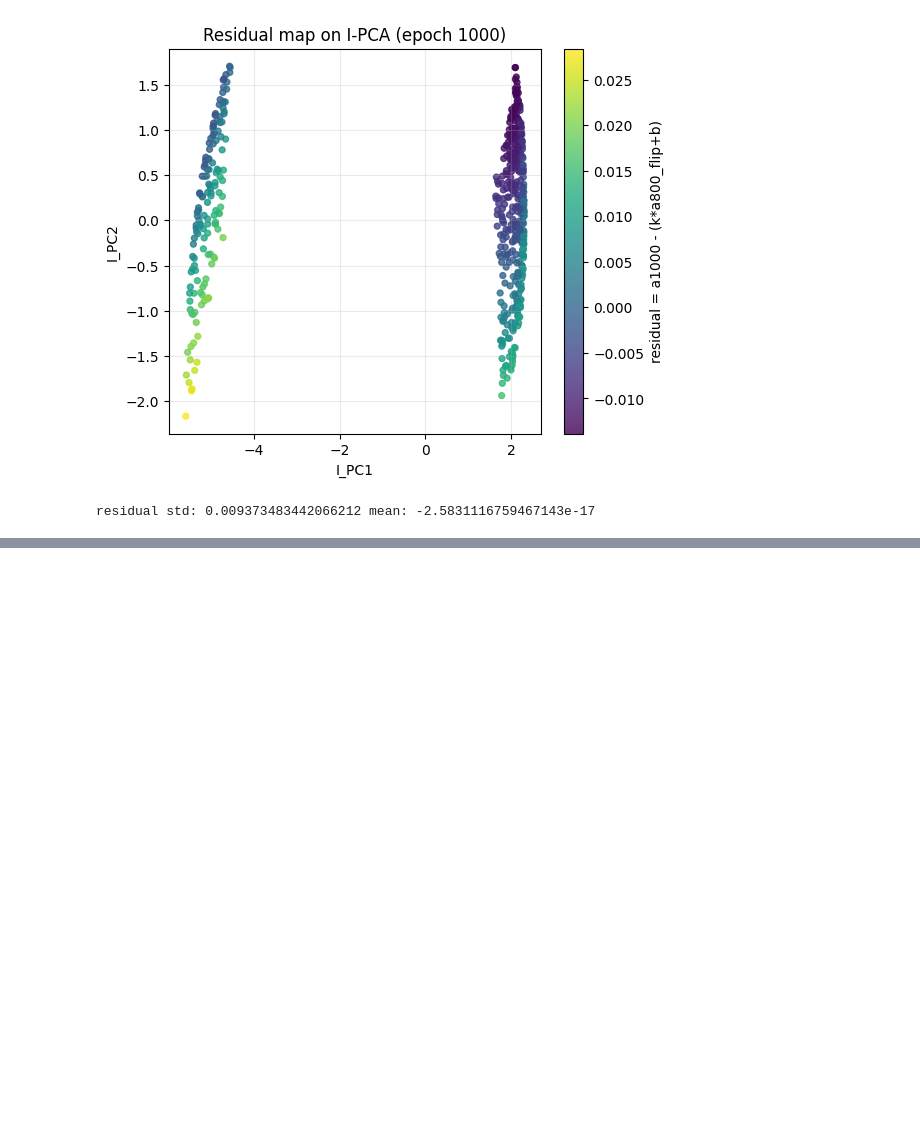
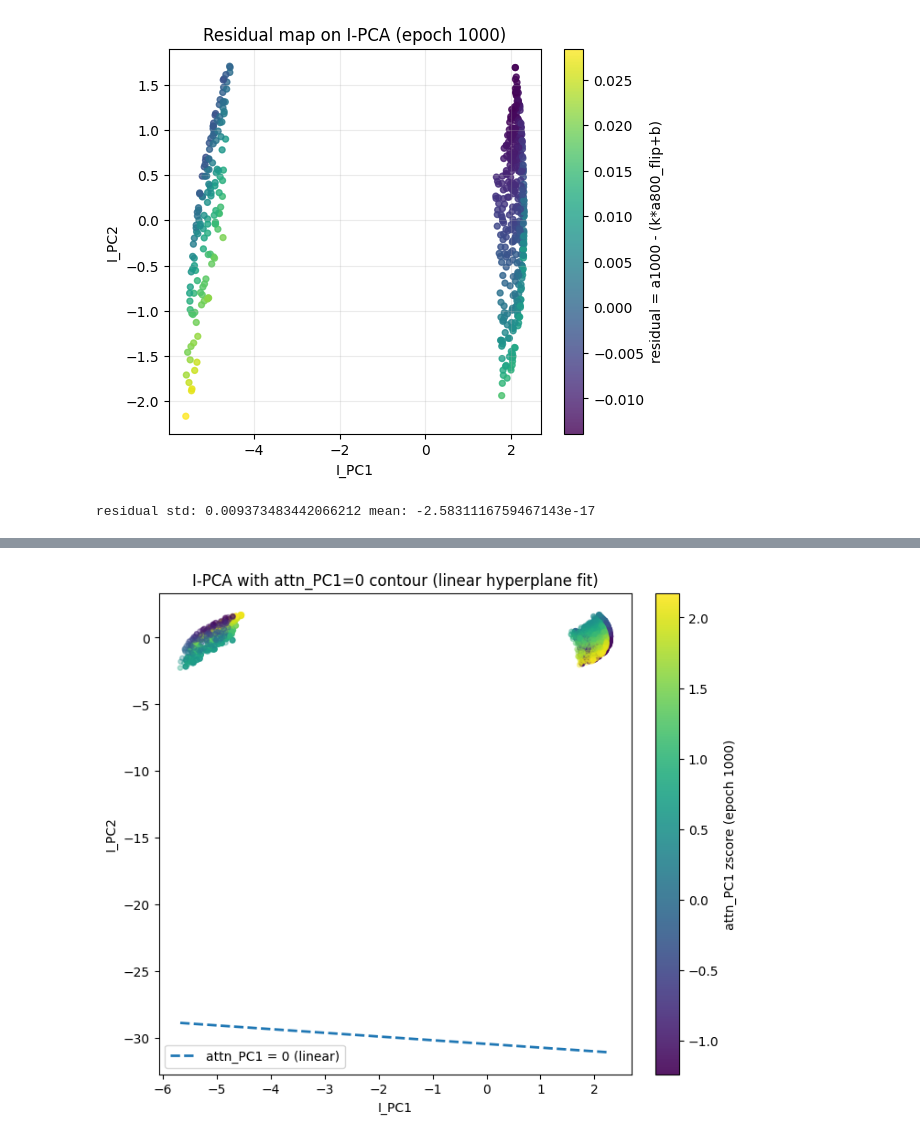
Before and after one commit to kosukeya/e-functor, a Jupyter notebook: src/e_functor.ipynb, the cells around one changed output, grey strips where cells are left out. Drawn from its saved outputs; the diff is of its cells as text; code cells hidden in the pictures; blank space fills up the shorter version.

```diff
--- a/src/e_functor.ipynb
+++ b/src/e_functor.ipynb
@@ -4845,3 +4847,87 @@ print("residual std:", res.std(), "mean:", res.mean())
 # %% [output]
 [figure]
 residual std: 0.009373483442066212 mean: -2.5831116759467143e-17
+# %%
+import numpy as np
+import matplotlib.pyplot as plt
+
+def corr(a, b):
+    a = np.asarray(a).reshape(-1); b = np.asarray(b).reshape(-1)
+    a0 = a - a.mean(); b0 = b - b.mean()
+    return float((a0*b0).mean() / (a0.std()*b0.std() + 1e-12))
+
+# --- 必要epoch ---
+EP_A, EP_B = 800, 1000
+
+# --- 取り出し（ここはあなたの変数名に合わせて） ---
+Za = ZI_by_ep[EP_A]          # (N,2) I-PCA座標
+Zb = ZI_by_ep[EP_B]          # (N,2)
+a800 = attnPC1_by_ep[EP_A]   # (N,)
+a1000 = attnPC1_by_ep[EP_B]  # (N,)
+
+Za = np.asarray(Za); Zb = np.asarray(Zb)
+a800 = np.asarray(a800).reshape(-1)
+a1000 = np.asarray(a1000).reshape(-1)
+
+assert Za.shape[1] == 2 and Zb.shape[1] == 2, f"ZI must be (N,2). got {Za.shape}, {Zb.shape}"
+assert Za.shape[0] == a800.shape[0], f"len mismatch: {Za.shape[0]} vs {a800.shape[0]}"
+assert Zb.shape[0] == a1000.shape[0], f"len mismatch: {Zb.shape[0]} vs {a1000.shape[0]}"
+
+# --- 800 を「反転 + 線形補正」で 1000スケールへ寄せる ---
+# ここはあなたが出した値をそのまま入れてOK
+k = 1.680642934007982
+b = -0.06862449770560627
+a800_aligned = k * (-a800) + b
+
+print("[check] corr(a800_aligned, a1000) =", corr(a800_aligned, a1000))
+
+# --- 回帰用データを結合 ---
+X = np.vstack([Za, Zb])                      # (N_total,2)
+y = np.concatenate([a800_aligned, a1000])    # (N_total,)
+
+# --- 線形回帰: y ≈ w1*x + w2*y + c ---
+A = np.column_stack([X[:,0], X[:,1], np.ones(len(X))])  # (N,3)
+w1, w2, c = np.linalg.lstsq(A, y, rcond=None)[0]
+y_hat = A @ np.array([w1, w2, c])
+resid = y - y_hat
+print("fit: attn_PC1 ≈ w1*I_PC1 + w2*I_PC2 + c")
+print("w1, w2, c =", w1, w2, c)
+print("resid std =", resid.std())
+
+# --- 0等値線: w1*x + w2*y + c = 0 ---
+def y_on_line(x):
+    # w2 が極端に小さいと縦線になるので分岐
+    if abs(w2) < 1e-9:
+        return None
+    return -(w1 * x + c) / w2
+
+# --- 描画（I-PCA上に 0等値線を重ねる） ---
+fig, ax = plt.subplots(1, 1, figsize=(7, 6), constrained_layout=True)
+
+# epoch 1000 を基準に色（必要なら zscore にしてもOK）
+cvals = (a1000 - a1000.mean()) / (a1000.std() + 1e-12)
+sc = ax.scatter(Zb[:,0], Zb[:,1], c=cvals, s=18, alpha=0.9)
+plt.colorbar(sc, ax=ax, label="attn_PC1 zscore (epoch 1000)")
+
+# epoch 800（aligned）も薄く重ねたいなら（任意）
+cvals800 = (a800_aligned - a800_aligned.mean()) / (a800_aligned.std() + 1e-12)
+ax.scatter(Za[:,0], Za[:,1], c=cvals800, s=14, alpha=0.35)
+
+# 0 等値線を引く
+x_min = min(Za[:,0].min(), Zb[:,0].min())
+x_max = max(Za[:,0].max(), Zb[:,0].max())
+xs = np.linspace(x_min, x_max, 300)
+
+ys = y_on_line(xs)
+if ys is None:
+    # 縦線: w1*x + c = 0
+    x0 = -c / (w1 + 1e-12)
+    ax.axvline(x0, linestyle="--", linewidth=2)
+else:
+    ax.plot(xs, ys, linestyle="--", linewidth=2, label="attn_PC1 = 0 (linear)")
+
+ax.set_title("I-PCA with attn_PC1=0 contour (linear hyperplane fit)")
+ax.set_xlabel("I_PC1"); ax.set_ylabel("I_PC2")
+ax.legend()
+plt.show()
+# %% [output]
@@ -4847,0 +4938 @@ residual std: 0.009373483442066212 mean: -2.5831116759467143e-17
+[figure, added]
```
Also changed, not shown: parts of 5 cells of this notebook, 1 other file.
